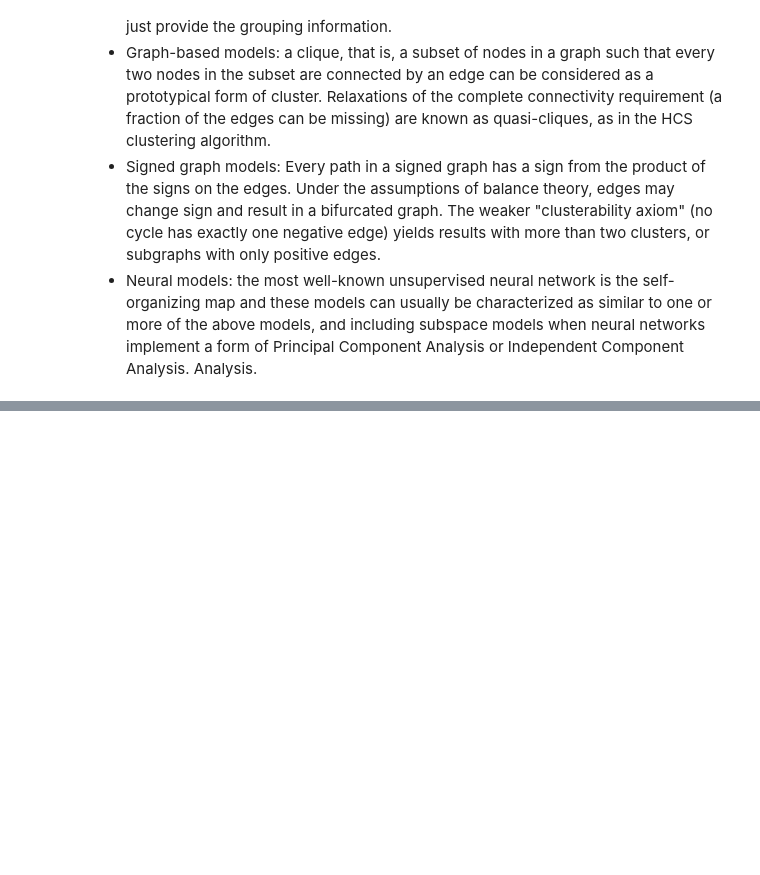
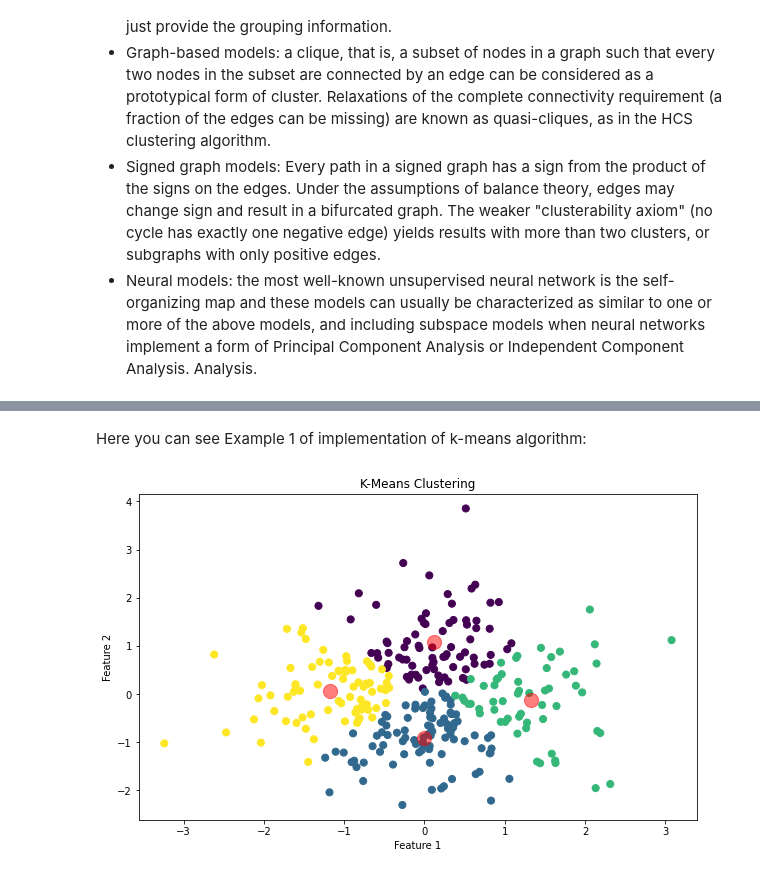
Before and after one commit to GalkaKG/Clustering-Analysis, a Jupyter notebook: Clustering Analysis.ipynb, the cells around one changed output, grey strips where cells are left out. Drawn from its saved outputs; the diff is of its cells as text; code cells hidden in the pictures; blank space fills up the shorter version.

```diff
--- a/Clustering Analysis.ipynb
+++ b/Clustering Analysis.ipynb
@@ -287,0 +344,24 @@ Since the graph shows the sharp bend, which looks like an elbow, hence it is kno
+# %% [markdown]
+Here you can see Example 1 of implementation of k-means algorithm:
+# %%
+# Generate random data points
+np.random.seed(42)
+X = np.random.randn(300, 2)
+
+# Apply K-Means clustering
+n_clusters = 4  # Define the number of clusters
+kmeans = KMeans(n_clusters=n_clusters, n_init=10, random_state=42)  # Initialize KMeans with n_init and random_state
+kmeans.fit(X)  # Fit the model to the data
+y_kmeans = kmeans.predict(X)  # Predict the cluster for each data point
+
+# Plot the clusters
+plt.figure(figsize=(10, 6))
+plt.scatter(X[:, 0], X[:, 1], c=y_kmeans, s=50, cmap='viridis')  # Scatter plot of the data points with cluster colors
+centers = kmeans.cluster_centers_  # Get the coordinates of the cluster centers
+plt.scatter(centers[:, 0], centers[:, 1], c='red', s=200, alpha=0.5)  # Plot the cluster centers
+plt.xlabel('Feature 1')
+plt.ylabel('Feature 2')
+plt.title('K-Means Clustering')
+plt.show()  # Display the plot
+# %% [output]
+[figure, added]
```
Also changed, not shown: parts of 8 cells of this notebook.
